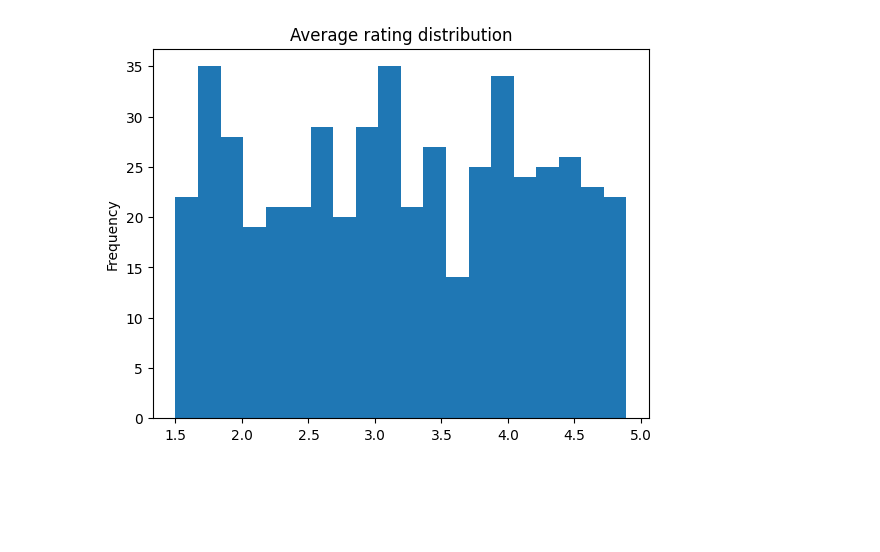
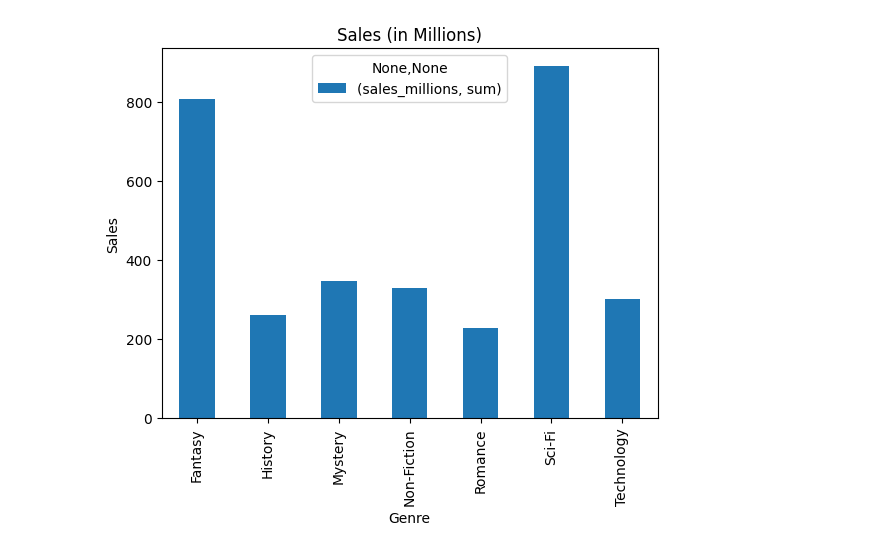
Before and after one commit to n-hussain/Revature_Project_One, a Jupyter notebook: notebook/notes.ipynb, the cells around one changed output. Drawn from its saved outputs; the diff is of its cells as text; code cells hidden in the pictures; blank space fills up the shorter version.

```diff
--- a/notebook/notes.ipynb
+++ b/notebook/notes.ipynb
@@ -1,9 +1,18 @@
 # %%
+import matplotlib.pyplot as plt
+import numpy as np
 import pandas as pd
-import matplotlib.pyplot as plt
 
 df = pd.read_json('../books.json')
-df['average_rating'].plot(kind='hist', bins=20, title='Average rating distribution')
+
+df = df.groupby('genre').agg({
+    'sales_millions':['sum']
+})
+
+df.plot.bar()
+plt.xlabel('Genre')
+plt.ylabel('Sales')
+plt.title('Sales (in Millions)')
 plt.show()
 # %% [output]
-[figure, old version]
+[figure, new version]
```
Also changed, not shown: parts of 2 cells of this notebook, 5 other files.
